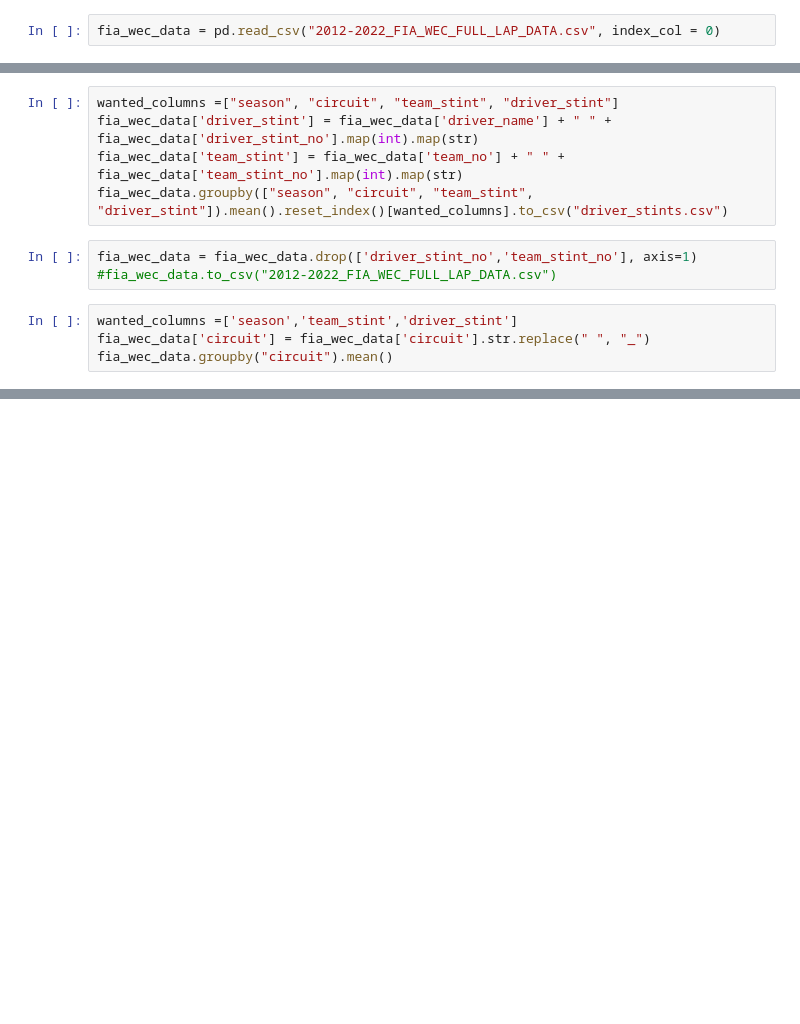
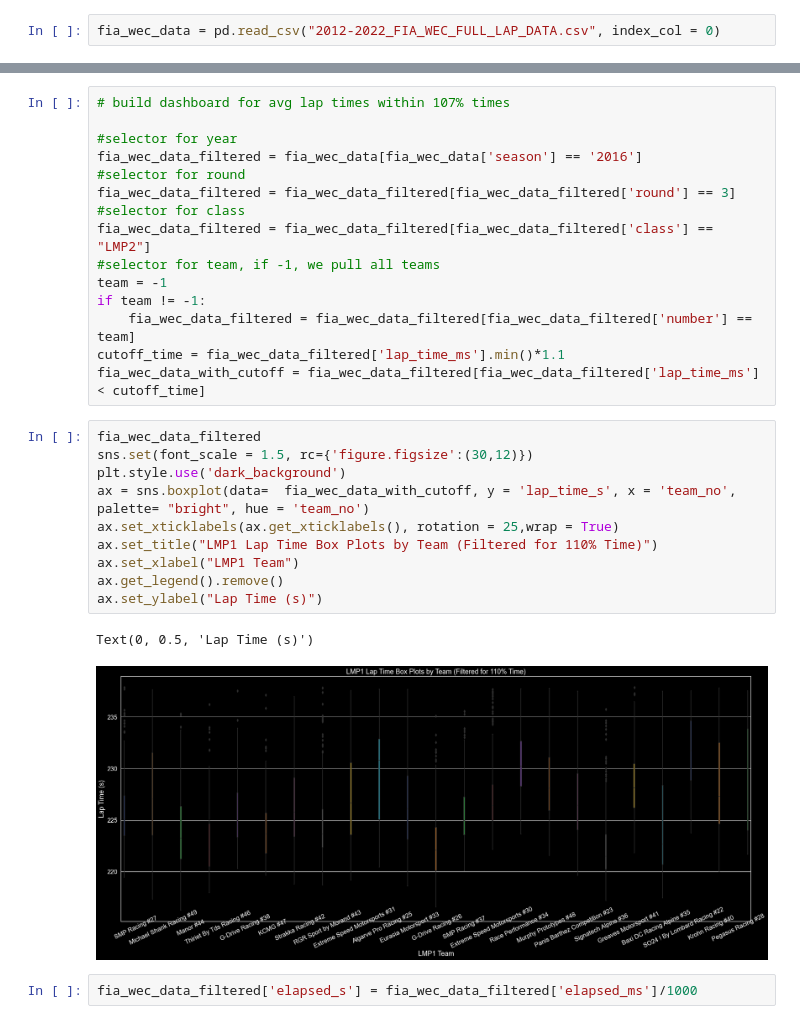
Before and after one commit to Razgrizaces/alkamel_stint_analyzer, a Jupyter notebook: fia_wec_stint_analyzer.ipynb, the cells around one changed output, grey strips where cells are left out. Drawn from its saved outputs; the diff is of its cells as text; blank space fills up the shorter version.

Commit message:
Lots of stuff done to this repo, mostly data cleaning. Will be working on a neater pipeline soon.

```diff
--- a/fia_wec_stint_analyzer.ipynb
+++ b/fia_wec_stint_analyzer.ipynb
@@ -179,12 +10,0 @@ fia_wec_data_pivoted.groupby('key').mean()
-# %%
-wanted_columns =["season", "circuit", "team_stint", "driver_stint"]
-fia_wec_data['driver_stint'] = fia_wec_data['driver_name'] + " " + fia_wec_data['driver_stint_no'].map(int).map(str)
-fia_wec_data['team_stint'] = fia_wec_data['team_no'] + " " + fia_wec_data['team_stint_no'].map(int).map(str)
-fia_wec_data.groupby(["season", "circuit", "team_stint", "driver_stint"]).mean().reset_index()[wanted_columns].to_csv("driver_stints.csv")
-# %%
-fia_wec_data = fia_wec_data.drop(['driver_stint_no','team_stint_no'], axis=1)
-#fia_wec_data.to_csv("2012-2022_FIA_WEC_FULL_LAP_DATA.csv")
-# %%
-wanted_columns =['season','team_stint','driver_stint']
-fia_wec_data['circuit'] = fia_wec_data['circuit'].str.replace(" ", "_")
-fia_wec_data.groupby("circuit").mean()
@@ -196,0 +28,30 @@ fia_wec_data_spa
+# %%
+# build dashboard for avg lap times within 107% times
+
+#selector for year
+fia_wec_data_filtered = fia_wec_data[fia_wec_data['season'] == '2016']
+#selector for round
+fia_wec_data_filtered = fia_wec_data_filtered[fia_wec_data_filtered['round'] == 3]
+#selector for class
+fia_wec_data_filtered = fia_wec_data_filtered[fia_wec_data_filtered['class'] == "LMP2"]
+#selector for team, if -1, we pull all teams
+team = -1
+if team != -1:
+    fia_wec_data_filtered = fia_wec_data_filtered[fia_wec_data_filtered['number'] == team]
+cutoff_time = fia_wec_data_filtered['lap_time_ms'].min()*1.1
+fia_wec_data_with_cutoff = fia_wec_data_filtered[fia_wec_data_filtered['lap_time_ms'] < cutoff_time]
+# %%
+fia_wec_data_filtered
+sns.set(font_scale = 1.5, rc={'figure.figsize':(30,12)})
+plt.style.use('dark_background')
+ax = sns.boxplot(data=  fia_wec_data_with_cutoff, y = 'lap_time_s', x = 'team_no', palette= "bright", hue = 'team_no')
+ax.set_xticklabels(ax.get_xticklabels(), rotation = 25,wrap = True)
+ax.set_title("LMP1 Lap Time Box Plots by Team (Filtered for 110% Time)")
+ax.set_xlabel("LMP1 Team")
+ax.get_legend().remove()
+ax.set_ylabel("Lap Time (s)")
+# %% [output]
+Text(0, 0.5, 'Lap Time (s)')
+[figure, added]
+# %%
+fia_wec_data_filtered['elapsed_s'] = fia_wec_data_filtered['elapsed_ms']/1000
```
Also changed, not shown: parts of 13 cells of this notebook, 8 other files.
